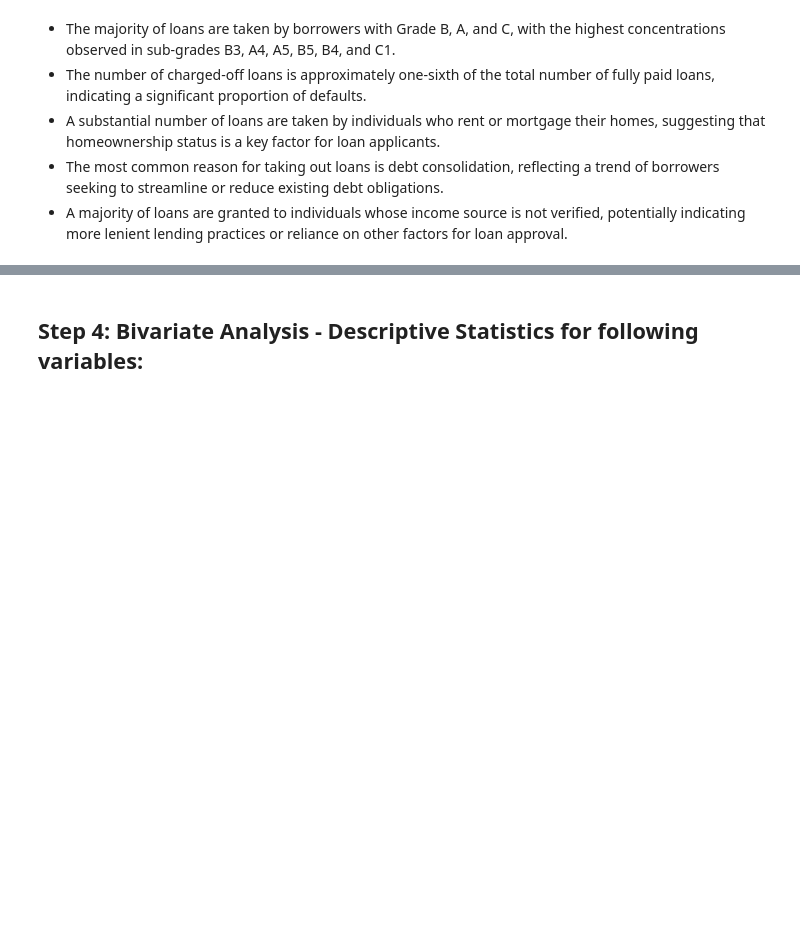
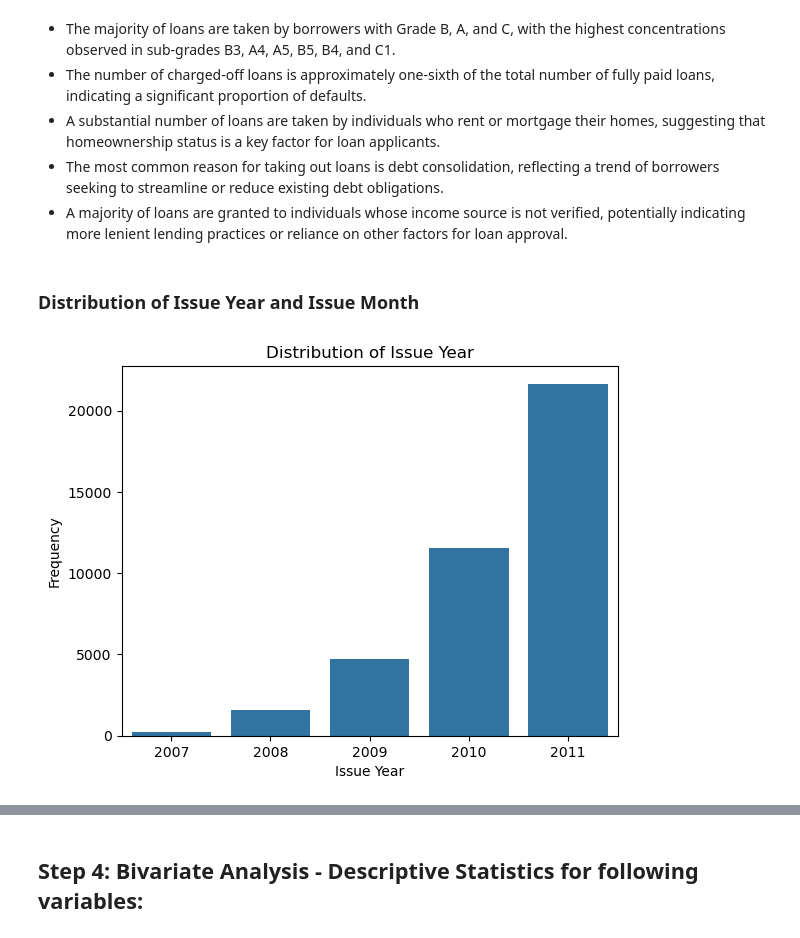
Before and after one commit to gauravkumarsahoo/lending-club-case-study, a Jupyter notebook: lending_club_case_study.ipynb, the cells around one changed output, grey strips where cells are left out. Drawn from its saved outputs; the diff is of its cells as text; code cells hidden in the pictures; blank space fills up the shorter version.

```diff
--- a/lending_club_case_study.ipynb
+++ b/lending_club_case_study.ipynb
@@ -239,3 +241,5 @@ plt.show()
 - A substantial number of loans are taken by individuals who rent or mortgage their homes, suggesting that homeownership status is a key factor for loan applicants.
 - The most common reason for taking out loans is debt consolidation, reflecting a trend of borrowers seeking to streamline or reduce existing debt obligations.
 - A majority of loans are granted to individuals whose income source is not verified, potentially indicating more lenient lending practices or reliance on other factors for loan approval.
+# %% [markdown]
+### Distribution of Issue Year and Issue Month
@@ -241,0 +255,8 @@ plt.show()
+# %%
+sns.countplot(x='issue_year', data=loan_data)
+plt.title('Distribution of Issue Year')
+plt.xlabel('Issue Year')
+plt.ylabel('Frequency')
+plt.show()
+# %% [output]
+[figure, added]
```
Also changed, not shown: parts of 8 cells of this notebook.
